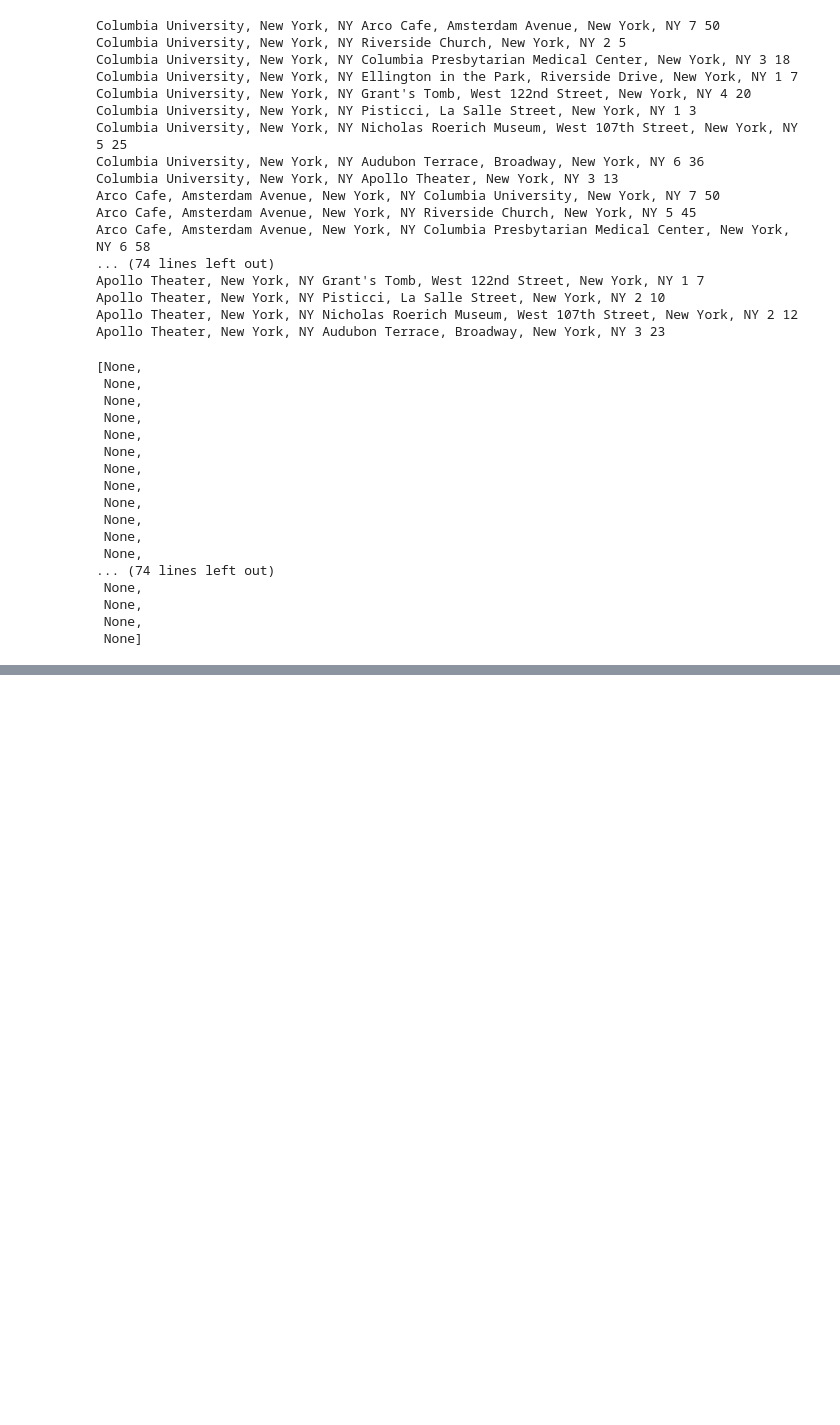
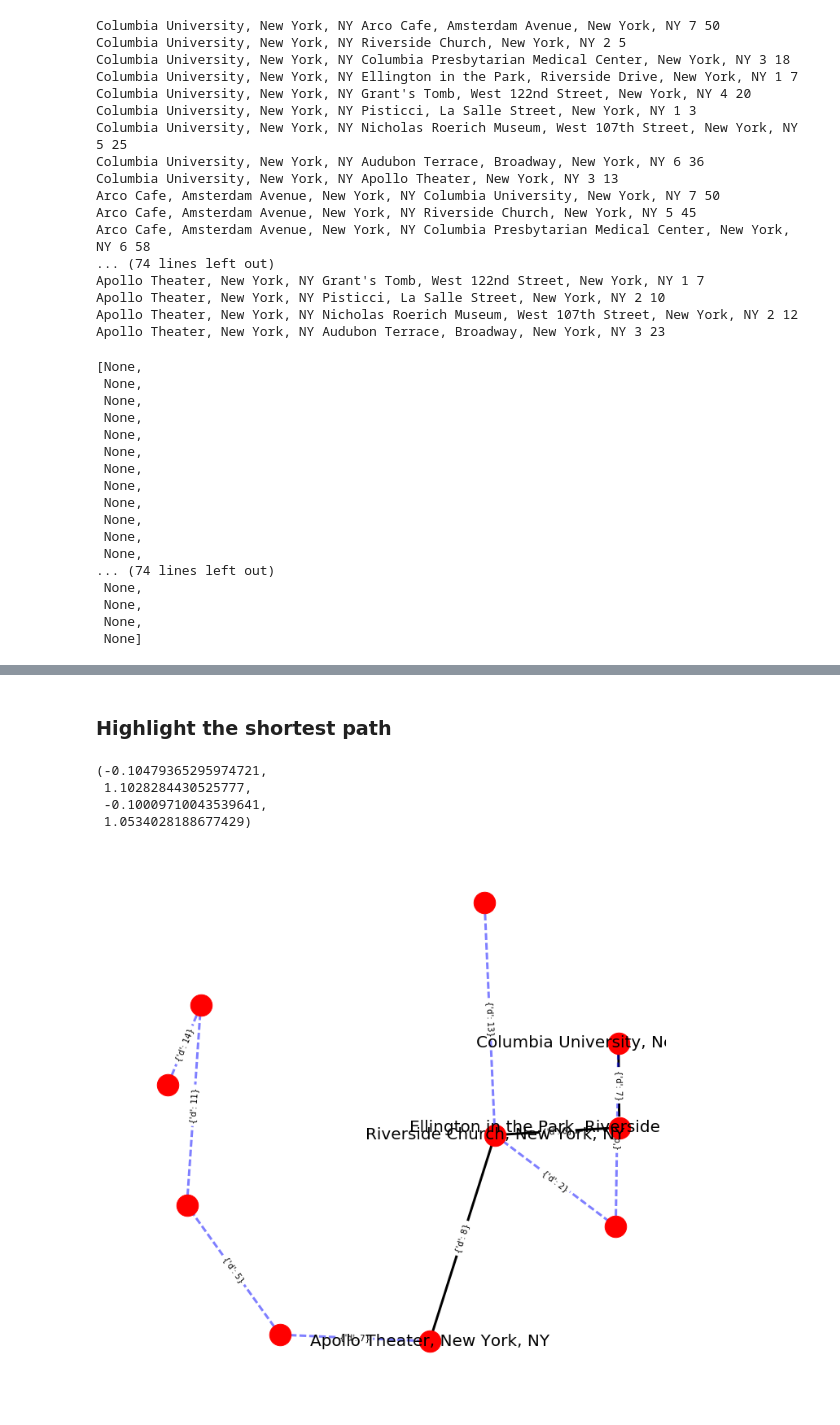
Before and after one commit to VSerpak/BAMM.101x-Analytics-in-Python, a Jupyter notebook: _Bamm_101_All_Notebooks/_8_BAMM_101_W_10_Network.ipynb, the cells around one changed output, grey strips where cells are left out. Saved outputs shown, nothing was run; the diff lists cells and outputs as text; code cells hidden in the pictures; blank space fills up the shorter version.

Commit message:
Shortest way estimation

```diff
--- a/_Bamm_101_All_Notebooks/_8_BAMM_101_W_10_Network.ipynb
+++ b/_Bamm_101_All_Notebooks/_8_BAMM_101_W_10_Network.ipynb
@@ -603,11 +605,6 @@ nx.draw_networkx_nodes(address_graph,pos,
                        alpha=0.001)
 
 # edges
-"""
-for edge in address_graph.edges():
-    duration = address_graph.get_edge_data(*edge)['d']
-    address_graph.get_edge_data(*edge)['d'] = int(duration/60)
-"""
 nx.draw_networkx_edges(address_graph,pos,
                        edgelist=address_graph.edges(),
                        width=2,alpha=0.5,edge_color='b')
@@ -648,11 +645,7 @@ nx.draw_networkx_nodes(address_graph,pos,
                        alpha=0.001)
 
 # edges
-"""
-for edge in address_graph.edges():
-    duration = address_graph.get_edge_data(*edge)['d']
-    address_graph.get_edge_data(*edge)['d'] = int(duration/60)
-"""
+
 nx.draw_networkx_edges(address_graph,pos,
                        edgelist=address_graph.edges(),
                        width=2,alpha=0.5,edge_color='b')
@@ -748,0 +769,54 @@ Apollo Theater, New York, NY Audubon Terrace, Broadway, New York, NY 3 23
+# %% [markdown]
+### Highlight the shortest path
+# %%
+origin = 'Columbia University, New York, NY'
+destination = 'Apollo Theater, New York, NY'
+shortest_path = nx.dijkstra_path(address_graph,origin,destination)
+shortest_path_edges = list()
+for i in range(len(shortest_path)-1):
+    shortest_path_edges.append((shortest_path[i],shortest_path[i+1]))
+    shortest_path_edges.append((shortest_path[i+1],shortest_path[i]))
+
+path_edges=list()
+other_edges=list()
+node_label_list=dict()
+node_label_list={n:'' for n in address_graph.nodes()}
+for edge in address_graph.edges():
+    if edge in shortest_path_edges:
+        path_edges.append(edge)
+        node_label_list[edge[0]] = edge[0]
+        node_label_list[edge[1]] = edge[1]
+    else:
+        other_edges.append(edge)
+
+pos=nx.spring_layout(address_graph)
+fig=plt.figure(1,figsize=(12,12))
+
+# nodes
+nx.draw_networkx_nodes(address_graph,pos,node_size=700)
+
+# edges.
+# draw the larger weight edges in solid lines
+# and smaller weight edges in dashed lines
+nx.draw_networkx_edges(address_graph,pos,edgelist=path_edges,
+                    width=3)
+nx.draw_networkx_edges(address_graph,pos,edgelist=other_edges,
+                    width=3,alpha=0.5,edge_color='b',style='dashed')
+
+# labels
+
+nx.draw_networkx_labels(address_graph,pos,
+                        font_size=20,font_family='sans-serif',
+                        labels=node_label_list)
+nx.draw_networkx_edge_labels(address_graph,pos,font_size=10)
+
+plt.axis('off')
+
+# save as png if you need to use it in a report or web app
+#plt.savefig("address_graph.png")
+# %% [output]
+(-0.10479365295974721,
+ 1.1028284430525777,
+ -0.10009710043539641,
+ 1.0534028188677429)
+[figure, added]
```
Also changed, not shown: parts of 8 cells of this notebook, 1 other file.
